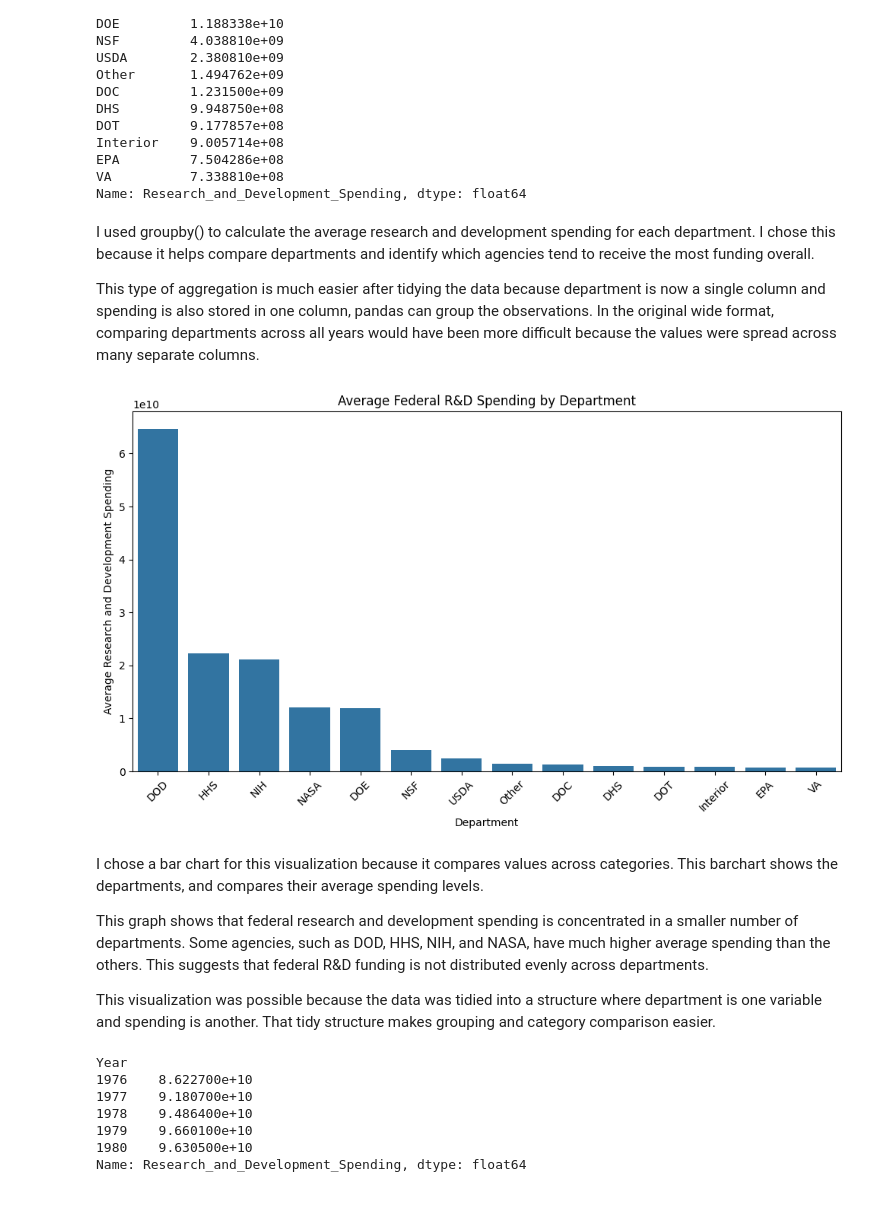
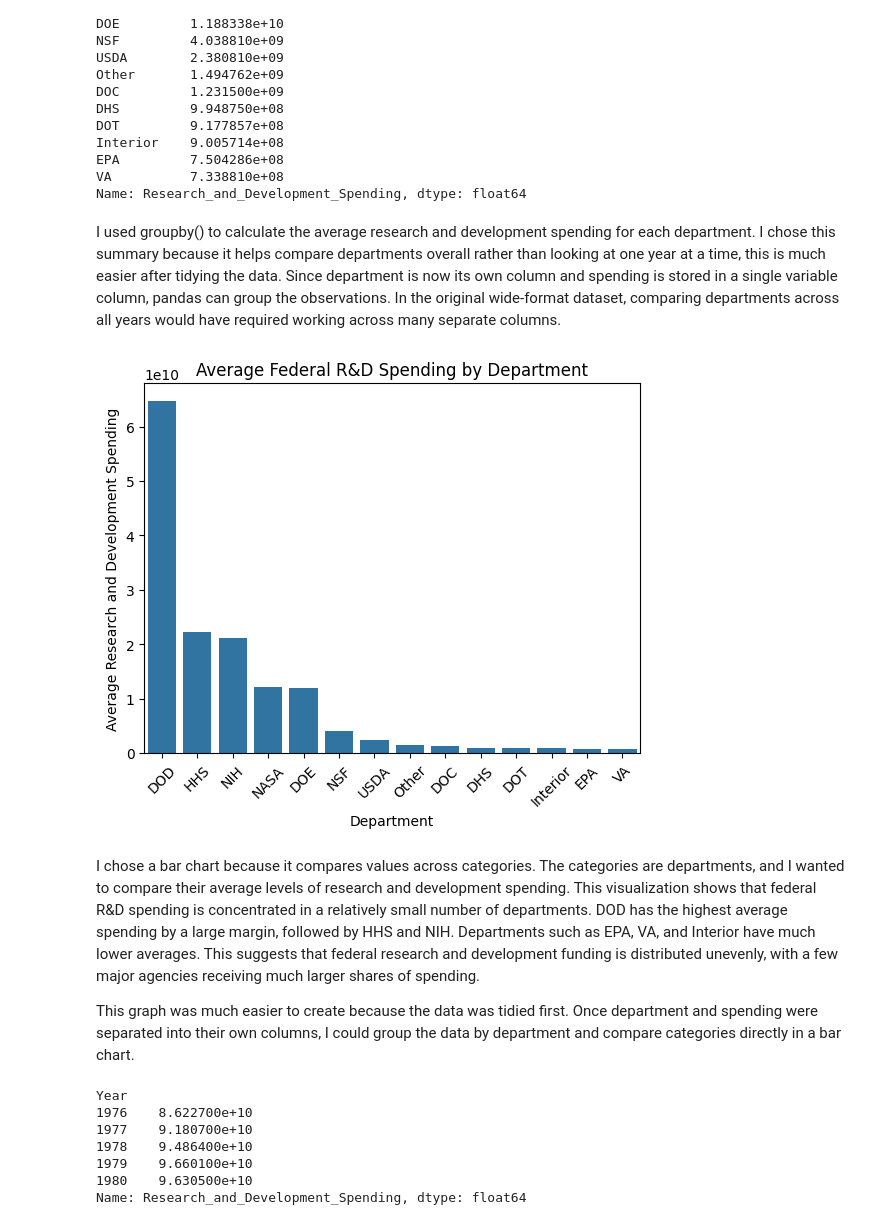
Before and after one commit to mbalabon/Balabon-Data-Science-Portfolio, a Jupyter notebook: TidyData-Project/TidyData.ipynb, the cells around one changed output. Cells and saved outputs as stored; diff of their text form; code cells hidden in the pictures.

```diff
--- a/TidyData-Project/TidyData.ipynb
+++ b/TidyData-Project/TidyData.ipynb
@@ -411,30 +411,24 @@ EPA         7.504286e+08
 VA          7.338810e+08
 Name: Research_and_Development_Spending, dtype: float64
 # %% [markdown]
-I used groupby() to calculate the average research and development spending for each department. I chose this  because it helps compare departments and identify which agencies tend to receive the most funding overall.
-
-This type of aggregation is much easier after tidying the data because department is now a single column and spending is also stored in one column, pandas can group the observations. In the original wide format, comparing departments across all years would have been more difficult because the values were spread across many separate columns.
+I used groupby() to calculate the average research and development spending for each department. I chose this summary because it helps compare departments overall rather than looking at one year at a time, this is much easier after tidying the data. Since department is now its own column and spending is stored in a single variable column, pandas can group the observations. In the original wide-format dataset, comparing departments across all years would have required working across many separate columns.
 # %%
 #Barchart of the avergae federal research and development spending by department
-plt.figure(figsize=(10, 6))
 sns.barplot(
     x=avg_spending_by_department.index,
     y=avg_spending_by_department.values
 )
 plt.title('Average Federal R&D Spending by Department')
 plt.xlabel('Department')
 plt.ylabel('Average Research and Development Spending')
 plt.xticks(rotation=45)
-plt.tight_layout()
 plt.show()
 # %% [output]
-[figure, old version]
+[figure, new version]
 # %% [markdown]
-I chose a bar chart for this visualization because it compares values across categories. This barchart shows the departments, and compares their average spending levels.
+I chose a bar chart because it compares values across categories. The categories are departments, and I wanted to compare their average levels of research and development spending. This visualization shows that federal R&D spending is concentrated in a relatively small number of departments. DOD has the highest average spending by a large margin, followed by HHS and NIH. Departments such as EPA, VA, and Interior have much lower averages. This suggests that federal research and development funding is distributed unevenly, with a few major agencies receiving much larger shares of spending.
 
-This graph shows that federal research and development spending is concentrated in a smaller number of departments. Some agencies, such as DOD, HHS, NIH, and NASA, have much higher average spending than the others. This suggests that federal R&D funding is not distributed evenly across departments.
-
-This visualization was possible because the data was tidied into a structure where department is one variable and spending is another. That tidy structure makes grouping and category comparison easier.
+This graph was much easier to create because the data was tidied first. Once department and spending were separated into their own columns, I could group the data by department and compare categories directly in a bar chart.
 # %%
 #Group data by year and calculate sum spending for each year
 spending_by_year = df_tidy.groupby('Year')['Research_and_Development_Spending'].sum()
```
Also changed, not shown: parts of 10 cells of this notebook.
